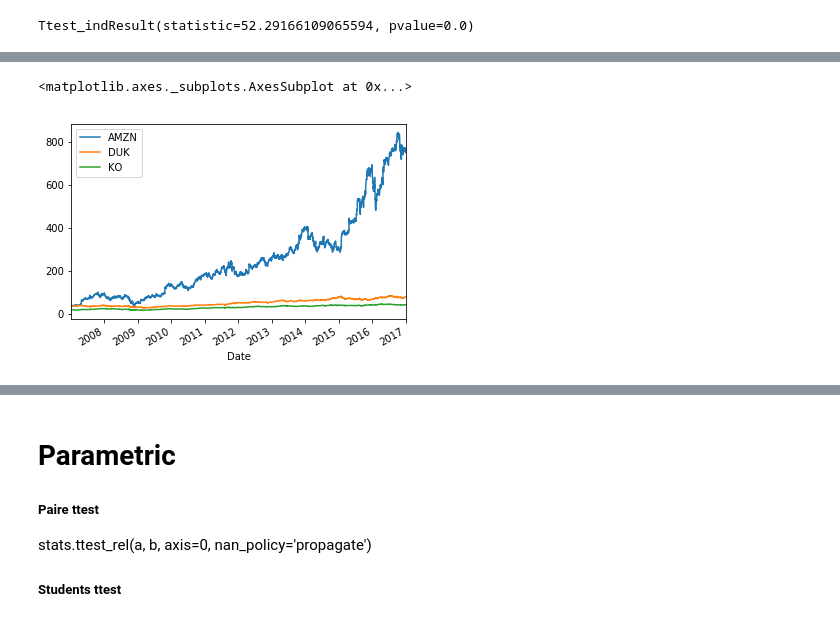
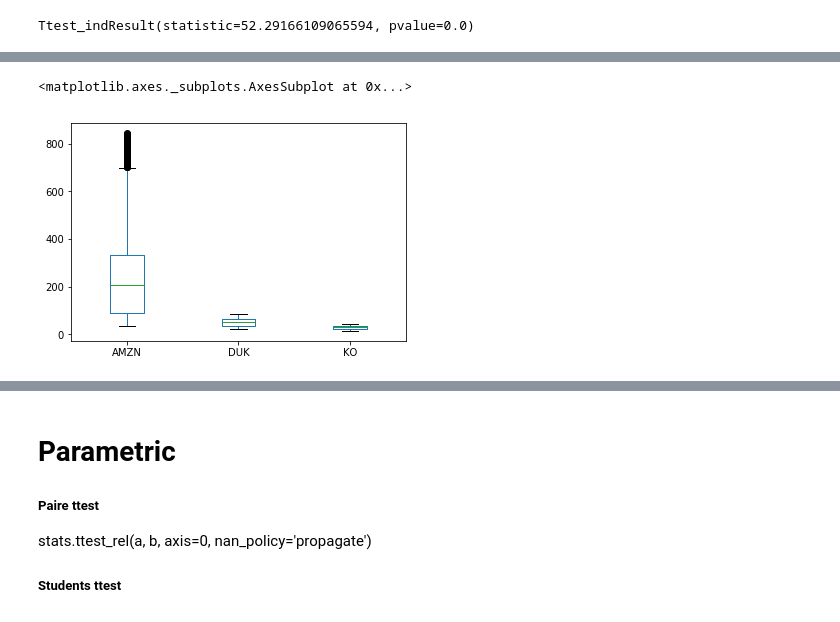
Before and after one commit to danhagg/DataScienceMaterials_Python, a Jupyter notebook: scipy_stats/0.Statistics.ipynb, the cells around one changed output, grey strips where cells are left out. Saved outputs shown, nothing was run; the diff lists cells and outputs as text; code cells hidden in the pictures.

Commit message:
added some equations and basic distribution plots

```diff
--- a/scipy_stats/0.Statistics.ipynb
+++ b/scipy_stats/0.Statistics.ipynb
@@ -77,0 +81,6 @@ df1.sort_values('A',ascending=False)
+# %%
+iris = load_iris()
+#sns.PairGrid(data)
+data = pd.DataFrame(data= np.c_[iris['data'], iris['target']],
+                     columns= iris['feature_names'] + ['target'])
+data.head()
@@ -115,12 +149,3 @@ var(loc=0, scale=1)	Variance of the distribution.
 std(loc=0, scale=1)	Standard deviation of the distribution.
 
 interval(alpha, loc=0, scale=1)	Endpoints of the range that contains alpha percent of the distribution
-# %%
-import numpy as np
-import pandas as pd
-import scipy as sp
-from scipy import stats
-from matplotlib import pyplot as plt
-
-data = pd.read_excel('AMZN-DUK-KO.xlsx')
-data.head()
@@ -221,5 +184,5 @@ df.head()
 # %%
-data.plot(kind='line', x='Date', y=['AMZN', 'DUK', 'KO'])
+data.plot(kind='box', x='Date', y=['AMZN', 'DUK', 'KO'])
 # %% [output]
 <matplotlib.axes._subplots.AxesSubplot at 0x...>
-[figure, old version]
+[figure, new version]
```
Also changed, not shown: parts of 28 cells of this notebook, 4 other files.
